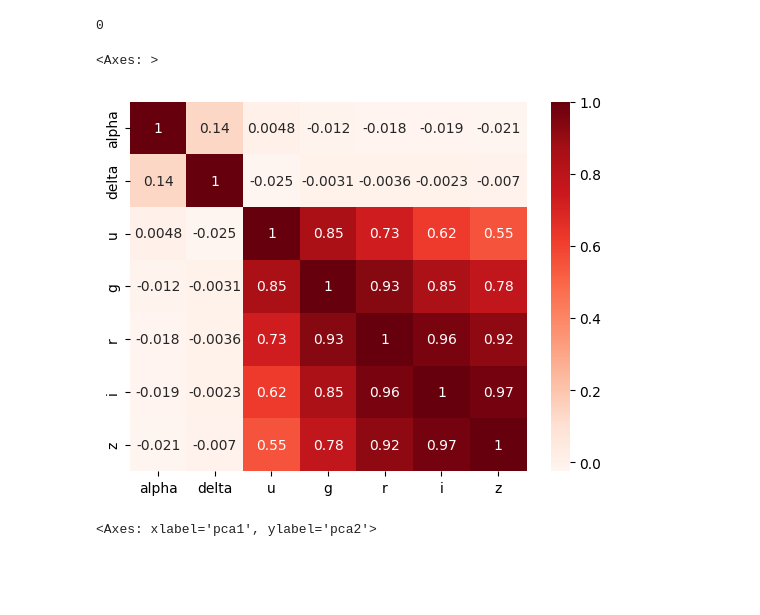
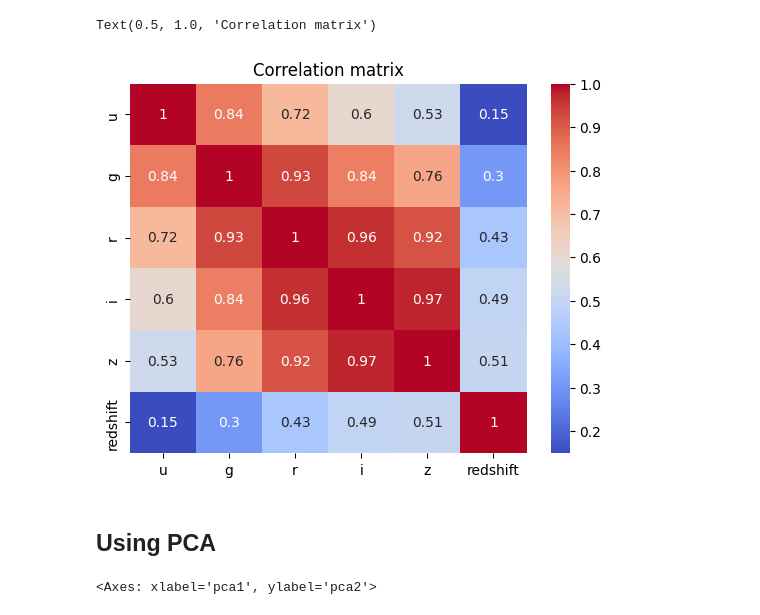
Before and after one commit to LouisCleriot/Stellar-object-classification, a Jupyter notebook: notebooks/1.2-cs-DataExploration-feature-selection.ipynb, the cells around one changed output. Saved outputs shown, nothing was run; the diff lists cells and outputs as text; code cells hidden in the pictures; blank space fills up the shorter version.

```diff
--- a/notebooks/1.2-cs-DataExploration-feature-selection.ipynb
+++ b/notebooks/1.2-cs-DataExploration-feature-selection.ipynb
@@ -7,21 +7,13 @@ import numpy as np
 from sklearn.discriminant_analysis import LinearDiscriminantAnalysis as LDA
 from sklearn.decomposition import PCA
 from sklearn.manifold import TSNE
-
-# Read data that is already preprocessed (feature selection, normalization, etc.)
-df = pd.read_csv('../data/processed/test_processed.csv')
-
-print(df['class'].isna().sum())
-
-# Separate features and labels
-X = df.drop(['class'], axis=1)
-y = df['class']
-# %% [output]
-0
+# %%
+data = pd.read_csv('../data/interim/data.csv')
+labels = pd.read_csv('../data/interim/labels.csv')
 # %%
 # Correlation matrix
-corr = X.corr()
-sns.heatmap(corr, annot=True, cmap=plt.cm.Reds)
+sns.heatmap(data.corr(), annot=True, cmap='coolwarm')
+plt.title('Correlation matrix')
 # %% [output]
-<Axes: >
+Text(0.5, 1.0, 'Correlation matrix')
-[figure, old version]
+[figure, new version]
@@ -28 +24,3 @@ sns.heatmap(corr, annot=True, cmap=plt.cm.Reds)
+# %% [markdown]
+## Using PCA
 # %%
```
Also changed, not shown: parts of 2 cells of this notebook.
